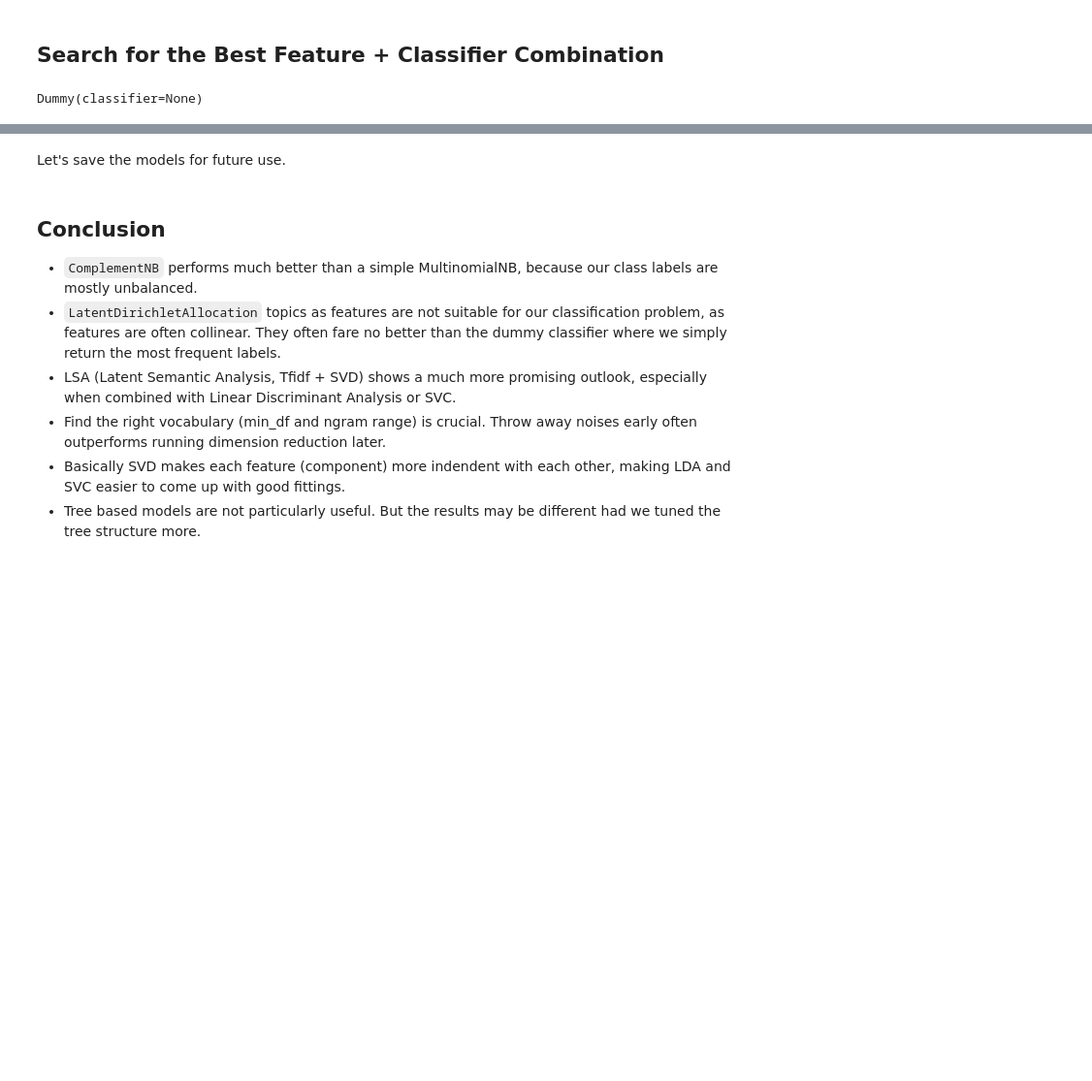
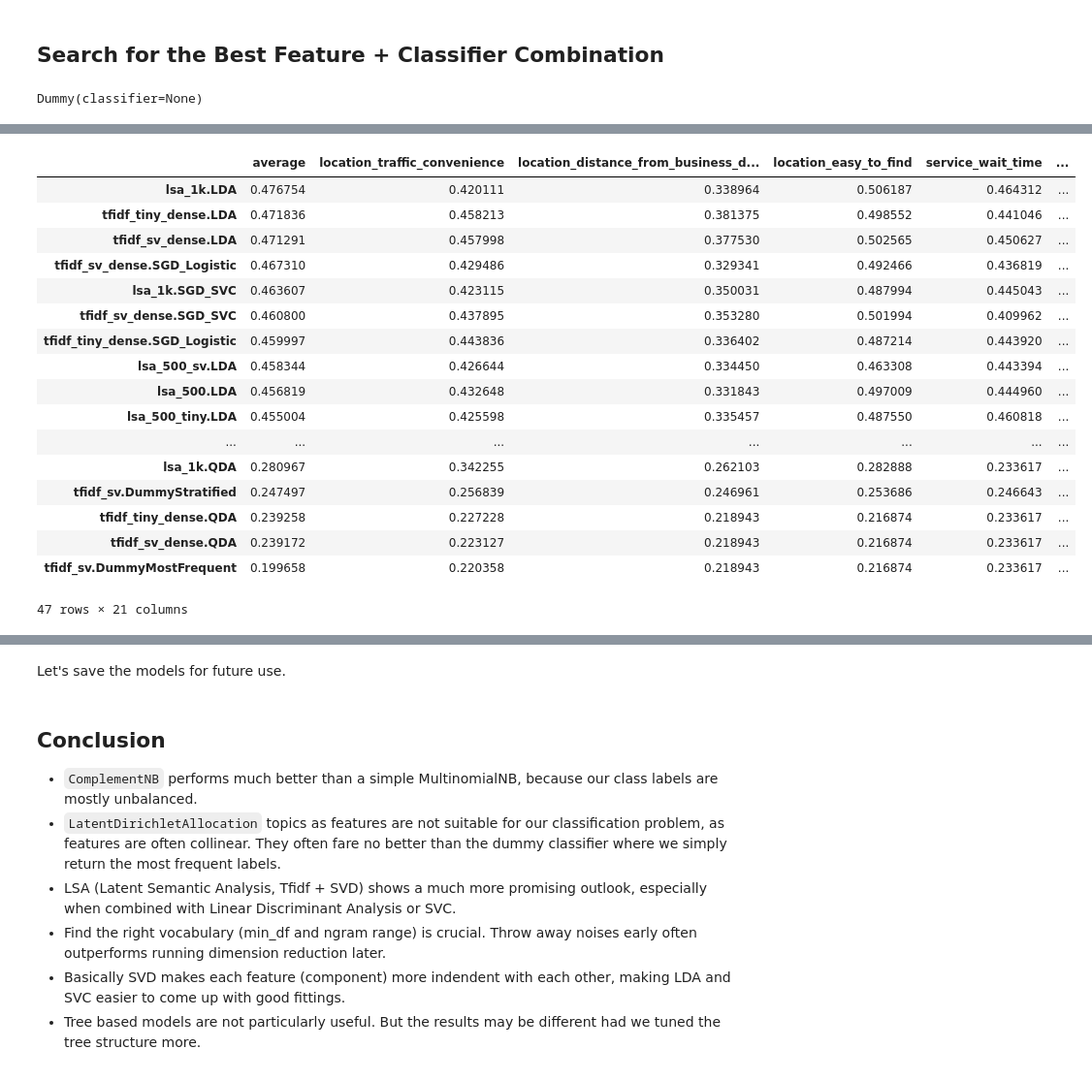
Before and after one commit to ktmud/fsauor2018, a Jupyter notebook: notebooks/2. Model Selection (Chinese).ipynb, the cells around one changed output, grey strips where cells are left out. Shown at 97% size. Drawn from its saved outputs; the diff is of its cells as text; code cells hidden in the pictures; blank space fills up the shorter version.

```diff
--- a/notebooks/2. Model Selection (Chinese).ipynb
+++ b/notebooks/2. Model Selection (Chinese).ipynb
@@ -386,14 +369,36 @@ clear_output()
 # %%
-rows = {}
-for fm_name in all_scores:
-    for clf_name in all_scores[fm_name]:
-        key = f'{fm_name}.{clf_name}'
-        rows[key] = [all_avg_scores[fm_name][clf_name],
-                     *all_scores[fm_name][clf_name]]
-df = pd.DataFrame(rows)
-df.index = ['average', *y_train.columns]
-df = df.T.sort_values('average', ascending=False)
-df
+def extract_scores(scores, avg_scores):
+    rows = {}
+    for fm_name in scores:
+        for clf_name in avg_scores[fm_name]:
+            key = f'{fm_name}.{clf_name}'
+            rows[key] = [avg_scores[fm_name][clf_name], *scores[fm_name][clf_name]]
+    df = pd.DataFrame(rows)
+    df.index = ['average', *y_train.columns]
+    return df.T.sort_values('average', ascending=False)
+
+df_train = extract_scores(train_scores, train_avg_scores)
+df_test = extract_scores(test_scores, test_avg_scores)
+df_test
+# %% [output]
+|  | average | location_traffic_convenience | location_distance_from_business_d... | location_easy_to_find | service_wait_time | ... |
+| lsa_1k.LDA | 0.476754 | 0.420111 | 0.338964 | 0.506187 | 0.464312 | ... |
+| tfidf_tiny_dense.LDA | 0.471836 | 0.458213 | 0.381375 | 0.498552 | 0.441046 | ... |
+| tfidf_sv_dense.LDA | 0.471291 | 0.457998 | 0.377530 | 0.502565 | 0.450627 | ... |
+| tfidf_sv_dense.SGD_Logistic | 0.467310 | 0.429486 | 0.329341 | 0.492466 | 0.436819 | ... |
+| lsa_1k.SGD_SVC | 0.463607 | 0.423115 | 0.350031 | 0.487994 | 0.445043 | ... |
+| tfidf_sv_dense.SGD_SVC | 0.460800 | 0.437895 | 0.353280 | 0.501994 | 0.409962 | ... |
+| tfidf_tiny_dense.SGD_Logistic | 0.459997 | 0.443836 | 0.336402 | 0.487214 | 0.443920 | ... |
+| lsa_500_sv.LDA | 0.458344 | 0.426644 | 0.334450 | 0.463308 | 0.443394 | ... |
+| lsa_500.LDA | 0.456819 | 0.432648 | 0.331843 | 0.497009 | 0.444960 | ... |
+| lsa_500_tiny.LDA | 0.455004 | 0.425598 | 0.335457 | 0.487550 | 0.460818 | ... |
+| ... | ... | ... | ... | ... | ... | ... |
+| lsa_1k.QDA | 0.280967 | 0.342255 | 0.262103 | 0.282888 | 0.233617 | ... |
+| tfidf_sv.DummyStratified | 0.247497 | 0.256839 | 0.246961 | 0.253686 | 0.246643 | ... |
+| tfidf_tiny_dense.QDA | 0.239258 | 0.227228 | 0.218943 | 0.216874 | 0.233617 | ... |
+| tfidf_sv_dense.QDA | 0.239172 | 0.223127 | 0.218943 | 0.216874 | 0.233617 | ... |
+| tfidf_sv.DummyMostFrequent | 0.199658 | 0.220358 | 0.218943 | 0.216874 | 0.233617 | ... |
+47 rows × 21 columns
 # %%
 import matplotlib.pyplot as plt
 
```
Also changed, not shown: parts of 3 cells of this notebook, 1 other file.
